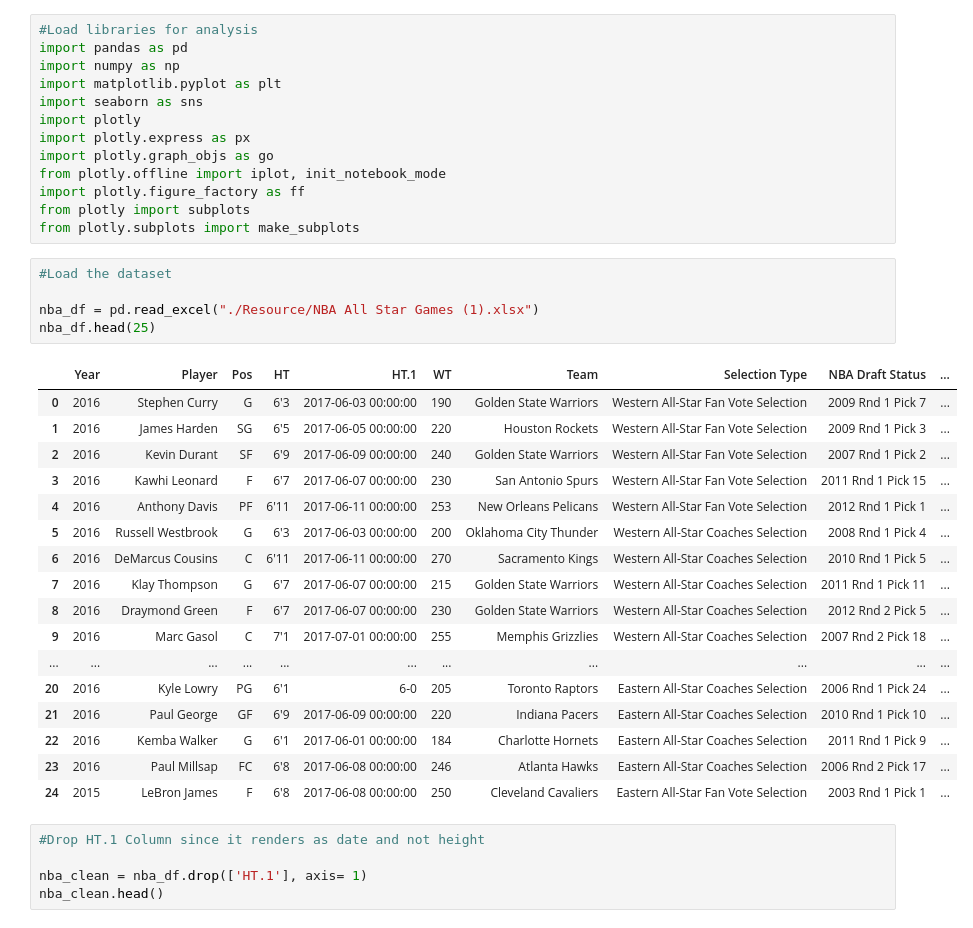
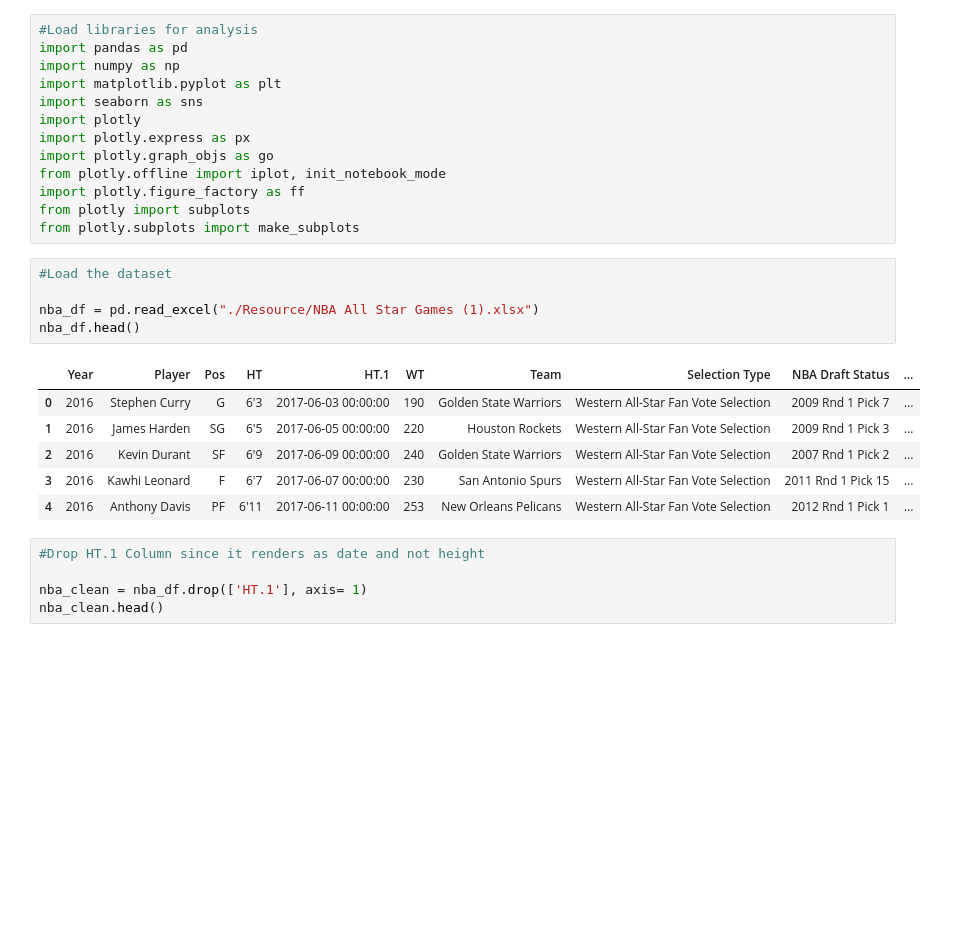
Before and after one commit to aclao89/NBA_All_Stars, a Jupyter notebook: Data Exploration for NBA All Star Games .ipynb, the cells around one changed output. Drawn from its saved outputs; the diff is of its cells as text; blank space fills up the shorter version.

```diff
--- a/Data Exploration for NBA All Star Games .ipynb
+++ b/Data Exploration for NBA All Star Games .ipynb
@@ -14,26 +14,15 @@ from plotly.subplots import make_subplots
 # %%
 #Load the dataset
 
 nba_df = pd.read_excel("./Resource/NBA All Star Games (1).xlsx")
-nba_df.head(25)
+nba_df.head()
 # %% [output]
 |  | Year | Player | Pos | HT | HT.1 | WT | Team | Selection Type | NBA Draft Status | ... |
 | 0 | 2016 | Stephen Curry | G | 6'3 | 2017-06-03 00:00:00 | 190 | Golden State Warriors | Western All-Star Fan Vote Selection | 2009 Rnd 1 Pick 7 | ... |
 | 1 | 2016 | James Harden | SG | 6'5 | 2017-06-05 00:00:00 | 220 | Houston Rockets | Western All-Star Fan Vote Selection | 2009 Rnd 1 Pick 3 | ... |
 | 2 | 2016 | Kevin Durant | SF | 6'9 | 2017-06-09 00:00:00 | 240 | Golden State Warriors | Western All-Star Fan Vote Selection | 2007 Rnd 1 Pick 2 | ... |
 | 3 | 2016 | Kawhi Leonard | F | 6'7 | 2017-06-07 00:00:00 | 230 | San Antonio Spurs | Western All-Star Fan Vote Selection | 2011 Rnd 1 Pick 15 | ... |
 | 4 | 2016 | Anthony Davis | PF | 6'11 | 2017-06-11 00:00:00 | 253 | New Orleans Pelicans | Western All-Star Fan Vote Selection | 2012 Rnd 1 Pick 1 | ... |
-| 5 | 2016 | Russell Westbrook | G | 6'3 | 2017-06-03 00:00:00 | 200 | Oklahoma City Thunder | Western All-Star Coaches Selection | 2008 Rnd 1 Pick 4 | ... |
-| 6 | 2016 | DeMarcus Cousins | C | 6'11 | 2017-06-11 00:00:00 | 270 | Sacramento Kings | Western All-Star Coaches Selection | 2010 Rnd 1 Pick 5 | ... |
-| 7 | 2016 | Klay Thompson | G | 6'7 | 2017-06-07 00:00:00 | 215 | Golden State Warriors | Western All-Star Coaches Selection | 2011 Rnd 1 Pick 11 | ... |
-| 8 | 2016 | Draymond Green | F | 6'7 | 2017-06-07 00:00:00 | 230 | Golden State Warriors | Western All-Star Coaches Selection | 2012 Rnd 2 Pick 5 | ... |
-| 9 | 2016 | Marc Gasol | C | 7'1 | 2017-07-01 00:00:00 | 255 | Memphis Grizzlies | Western All-Star Coaches Selection | 2007 Rnd 2 Pick 18 | ... |
-| ... | ... | ... | ... | ... | ... | ... | ... | ... | ... | ... |
-| 20 | 2016 | Kyle Lowry | PG | 6'1 | 6-0 | 205 | Toronto Raptors | Eastern All-Star Coaches Selection | 2006 Rnd 1 Pick 24 | ... |
-| 21 | 2016 | Paul George | GF | 6'9 | 2017-06-09 00:00:00 | 220 | Indiana Pacers | Eastern All-Star Coaches Selection | 2010 Rnd 1 Pick 10 | ... |
-| 22 | 2016 | Kemba Walker | G | 6'1 | 2017-06-01 00:00:00 | 184 | Charlotte Hornets | Eastern All-Star Coaches Selection | 2011 Rnd 1 Pick 9 | ... |
-| 23 | 2016 | Paul Millsap | FC | 6'8 | 2017-06-08 00:00:00 | 246 | Atlanta Hawks | Eastern All-Star Coaches Selection | 2006 Rnd 2 Pick 17 | ... |
-| 24 | 2015 | LeBron James | F | 6'8 | 2017-06-08 00:00:00 | 250 | Cleveland Cavaliers | Eastern All-Star Fan Vote Selection | 2003 Rnd 1 Pick 1 | ... |
 # %%
 #Drop HT.1 Column since it renders as date and not height
 
```
Also changed, not shown: parts of 22 cells of this notebook.
